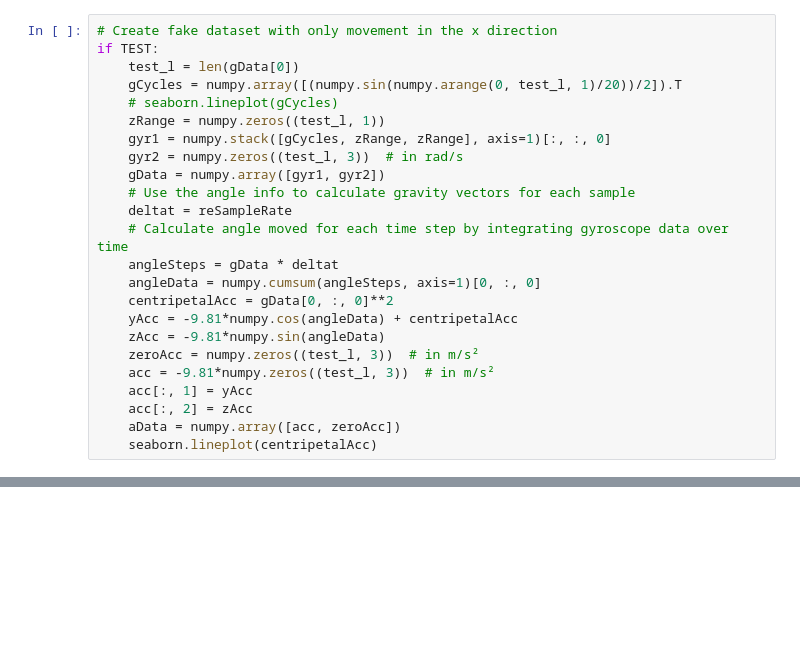
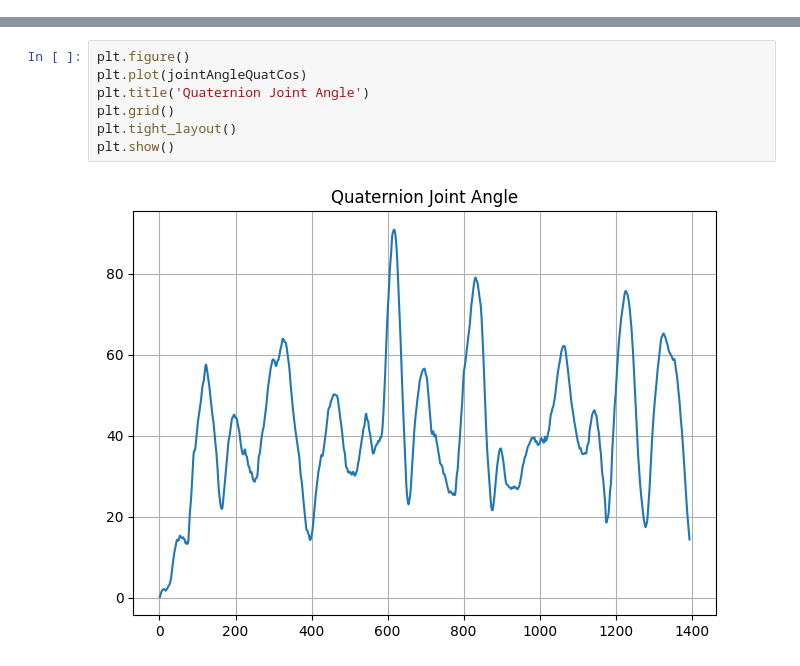
Before and after one commit to alejandromango/IMU-Analysis, a Jupyter notebook: SingleIMUGyrAngleSmarter.ipynb, the cells around one changed output, grey strips where cells are left out. Saved outputs shown, nothing was run; the diff lists cells and outputs as text; blank space fills up the shorter version.

```diff
--- a/SingleIMUGyrAngleSmarter.ipynb
+++ b/SingleIMUGyrAngleSmarter.ipynb
@@ -115,28 +111,4 @@ mFore = mFore[:-lag]
 gData = numpy.array([numpy.array(gFore[:]), numpy.array(gArm[:])])
 aData = numpy.array([numpy.array(aFore[:]), numpy.array(aArm[:])])
 mData = numpy.array([numpy.array(mFore[:]), numpy.array(mArm[:])])
-# %%
-# Create fake dataset with only movement in the x direction
-if TEST:
-    test_l = len(gData[0])
-    gCycles = numpy.array([(numpy.sin(numpy.arange(0, test_l, 1)/20))/2]).T
-    # seaborn.lineplot(gCycles)
-    zRange = numpy.zeros((test_l, 1))
-    gyr1 = numpy.stack([gCycles, zRange, zRange], axis=1)[:, :, 0]
-    gyr2 = numpy.zeros((test_l, 3))  # in rad/s
-    gData = numpy.array([gyr1, gyr2])
-    # Use the angle info to calculate gravity vectors for each sample
-    deltat = reSampleRate
-    # Calculate angle moved for each time step by integrating gyroscope data over time
-    angleSteps = gData * deltat
-    angleData = numpy.cumsum(angleSteps, axis=1)[0, :, 0]
-    centripetalAcc = gData[0, :, 0]**2
-    yAcc = -9.81*numpy.cos(angleData) + centripetalAcc
-    zAcc = -9.81*numpy.sin(angleData)
-    zeroAcc = numpy.zeros((test_l, 3))  # in m/s²
-    acc = -9.81*numpy.zeros((test_l, 3))  # in m/s²
-    acc[:, 1] = yAcc
-    acc[:, 2] = zAcc
-    aData = numpy.array([acc, zeroAcc])
-    seaborn.lineplot(centripetalAcc)
 # %%
@@ -299,0 +137,9 @@ seaborn.lineplot(data=[degreeAData, degreeData[0].T[0]])
+# %%
+plt.figure()
+plt.plot(jointAngleQuatCos)
+plt.title('Quaternion Joint Angle')
+plt.grid()
+plt.tight_layout()
+plt.show()
+# %% [output]
+[figure, added]
```
Also changed, not shown: parts of 10 cells of this notebook.
